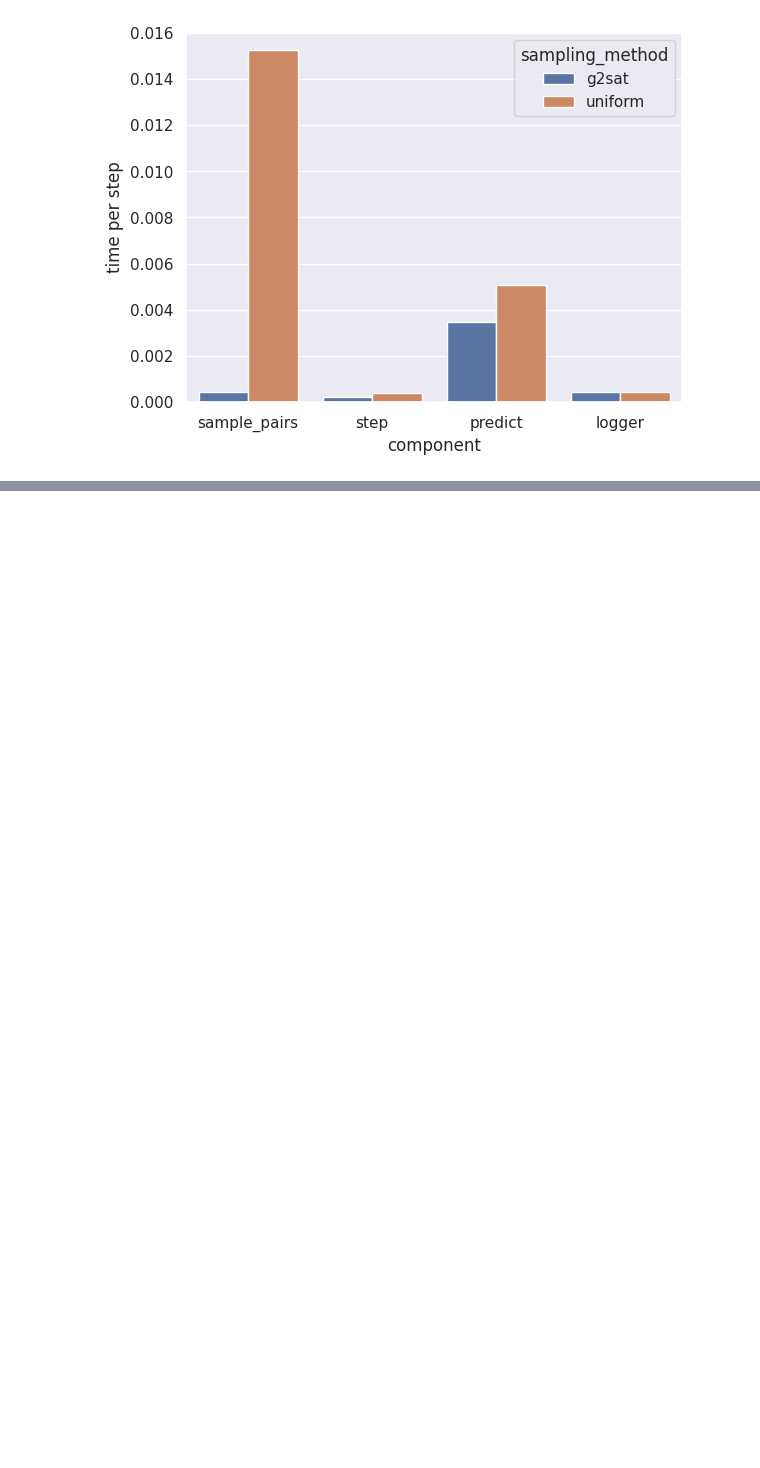
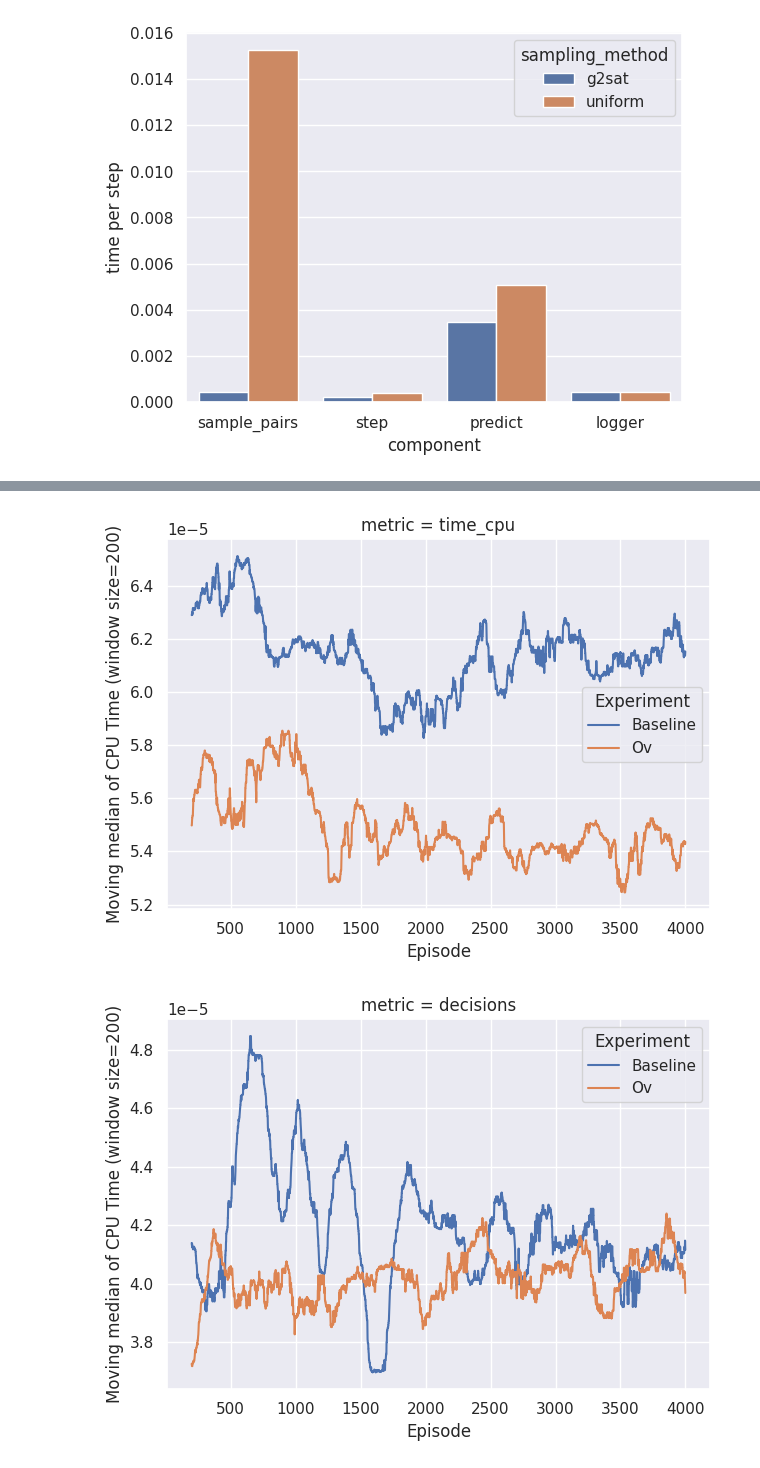
Before and after one commit to fernandokm/hard-instances, a Jupyter notebook: notebooks/analysis_g2sat.ipynb, the cells around one changed output, grey strips where cells are left out. Saved outputs shown, nothing was run; the diff lists cells and outputs as text; code cells hidden in the pictures; blank space fills up the shorter version.

```diff
--- a/notebooks/analysis_g2sat.ipynb
+++ b/notebooks/analysis_g2sat.ipynb
@@ -161,0 +220,11 @@ plot_metrics({"Ov": h_overlaps, "IR+Ov": h_int_overlaps, "Ov+Decisions": h_overl
+# %%
+for metric in metrics:
+    plot_metrics(
+        {"Baseline": s2_base[metric], "Ov": s2_overlaps[metric]},
+        experiments_label="Experiment",
+        saveto=f"figs/s2_metric={metric}",
+        title=f"metric = {metric}"
+    )
+# %% [output]
+[figure, added]
+[figure, added]
```
Also changed, not shown: parts of 54 cells of this notebook.
